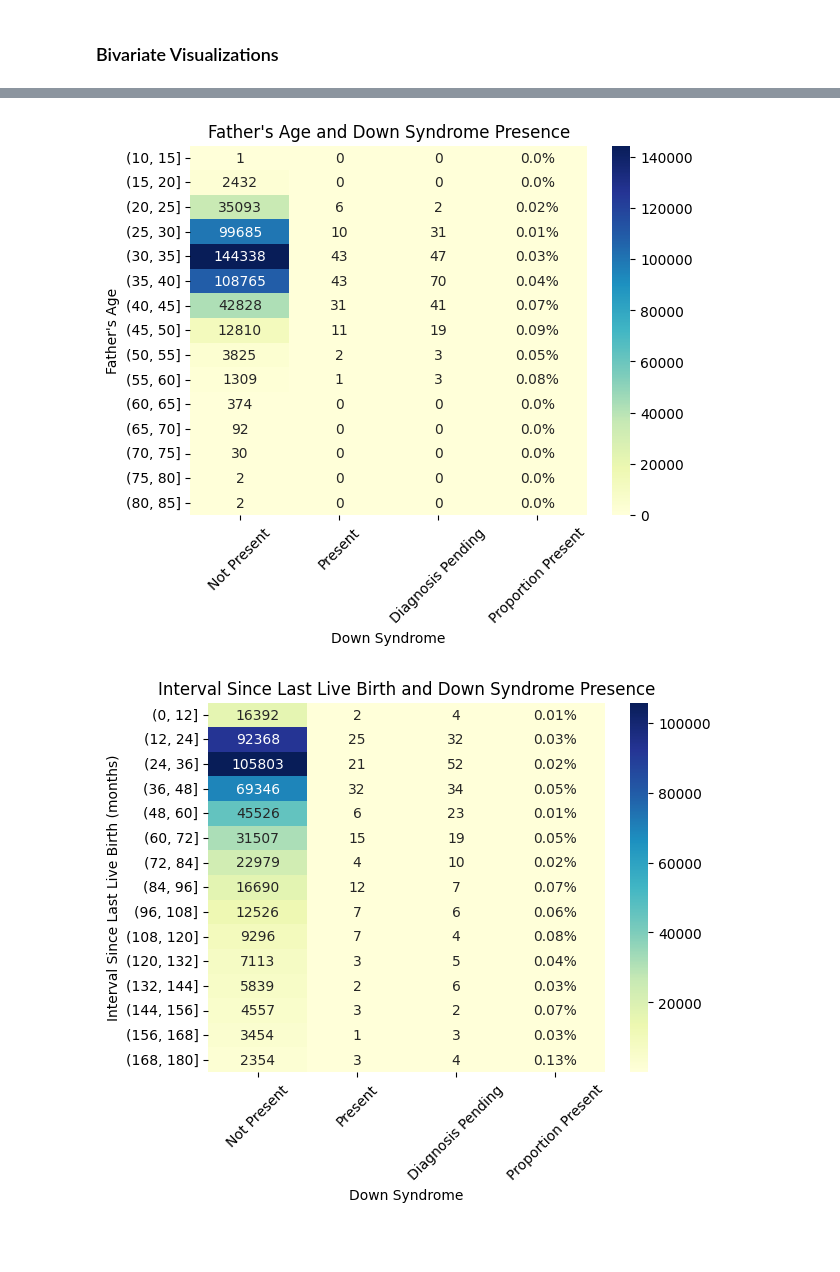
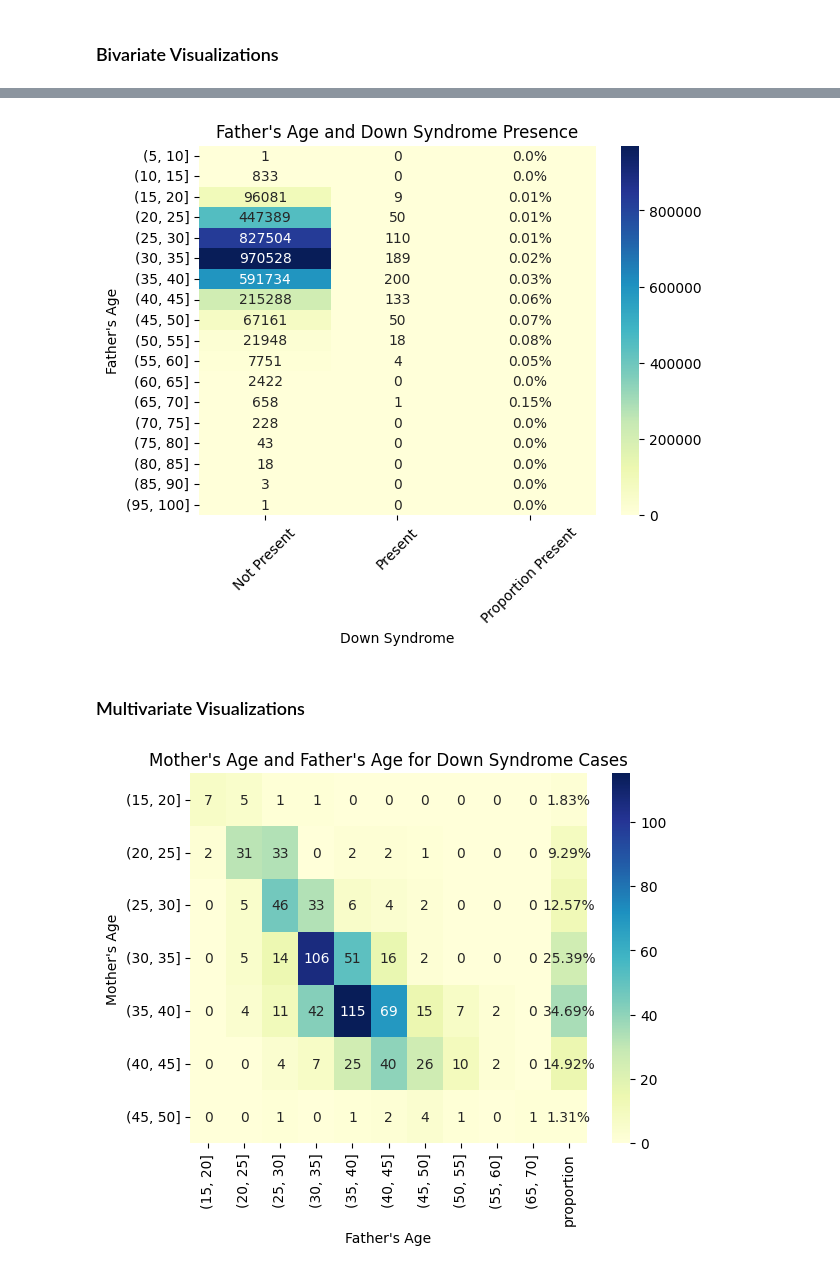
Before and after one commit to shroommu/natality-stats, a Jupyter notebook: dev/notebooks/exploratory/down_syndrome/04_visualizations.ipynb, the cells around one changed output, grey strips where cells are left out. Drawn from its saved outputs; the diff is of its cells as text; code cells hidden in the pictures; blank space fills up the shorter version.

Commit message:
cleaned data viz

```diff
--- a/dev/notebooks/exploratory/down_syndrome/04_visualizations.ipynb
+++ b/dev/notebooks/exploratory/down_syndrome/04_visualizations.ipynb
@@ -14,11 +14,3 @@ import warnings
 warnings.filterwarnings("ignore")
 # %% [markdown]
 ### Load Data
-# %%
-chunks = pkl.load(open("../../../data/interim/down_syndrome/chunks_filtered.pkl", "rb"))
-target_chunks = pkl.load(
-    open("../../../data/interim/down_syndrome/target_chunks.pkl", "rb")
-)
-feature_importances = pkl.load(
-    open("../../../data/processed/down_syndrome/feature_importances_df.pkl", "rb")
-)
@@ -72,2 +17,4 @@ memory usage: 94.0 MB
+# %%
+df = pkl.load(open("../../../data/processed/down_syndrome/cleaned_df.pkl", "rb"))
 # %% [markdown]
 ### Univariate Visualizations
@@ -362,16 +95,12 @@ fathers_age_cross_tab = pd.crosstab(
         df["fathers_combined_age"],
         bins=range(0, 101, 5),
     ),
-    target,
+    df["target"],
 )
 fathers_age_cross_tab["proportion"] = (
     round(
         fathers_age_cross_tab[1].astype(float)
-        / (
-            fathers_age_cross_tab[0]
-            + fathers_age_cross_tab[1]
-            + fathers_age_cross_tab[2]
-        ),
+        / (fathers_age_cross_tab[0] + fathers_age_cross_tab[1]),
         4,
     )
     * 100
@@ -388,57 +117,39 @@ fathers_age_cross_tab_ax = sns.heatmap(
 fathers_age_cross_tab_ax.set_title("Father's Age and Down Syndrome Presence")
 fathers_age_cross_tab_ax.set_xlabel("Down Syndrome")
 fathers_age_cross_tab_ax.set_xticklabels(
-    ["Not Present", "Present", "Diagnosis Pending", "Proportion Present"], rotation=45
+    ["Not Present", "Present", "Proportion Present"], rotation=45
 )
 fathers_age_cross_tab_ax.set_ylabel("Father's Age")
 
 plt.show()
 # %% [output]
-[figure, old version]
+[figure, new version]
+# %% [markdown]
+### Multivariate Visualizations
 # %%
-interval_since_last_live_birth_cross_tab = pd.crosstab(
-    pd.cut(
-        df["interval_since_last_live_birth"],
-        bins=range(0, 181, 12),
-    ),
-    df["target"],
+age_cross_tab = pd.crosstab(
+    pd.cut(df[df["target"] == 1]["mothers_single_year_age"], bins=range(0, 61, 5)),
+    pd.cut(df[df["target"] == 1]["fathers_combined_age"], bins=range(0, 101, 5)),
 )
-interval_since_last_live_birth_cross_tab["proportion"] = (
+age_cross_tab["proportion"] = (
     round(
-        interval_since_last_live_birth_cross_tab[1].astype(float)
-        / (
-            interval_since_last_live_birth_cross_tab[0]
-            + interval_since_last_live_birth_cross_tab[1]
-            + interval_since_last_live_birth_cross_tab[2]
-        ),
+        age_cross_tab.sum(axis=1).astype(float) / age_cross_tab.sum().sum(),
         4,
     )
     * 100
 )
 
-annotation_matrix = interval_since_last_live_birth_cross_tab.copy()
-annotation_matrix[0:2] = annotation_matrix[0:2].astype(int)
-annotation_matrix["proportion"] = round(
-    interval_since_last_live_birth_cross_tab["proportion"], 2
-)
+annotation_matrix = age_cross_tab.copy()
+annotation_matrix["proportion"] = round(age_cross_tab["proportion"], 2)
 annotation_matrix["proportion"] = annotation_matrix["proportion"].astype(str) + "%"
 
-interval_since_last_live_birth_cross_tab_ax = sns.heatmap(
-    interval_since_last_live_birth_cross_tab,
-    cmap="YlGnBu",
-    annot=annotation_matrix.values,
-    fmt="",
+age_cross_tab_ax = sns.heatmap(
+    age_cross_tab, cmap="YlGnBu", annot=annotation_matrix.values, fmt=""
 )
-interval_since_last_live_birth_cross_tab_ax.set_title(
-    "Interval Since Last Live Birth and Down Syndrome Presence"
-)
-interval_since_last_live_birth_cross_tab_ax.set_xlabel("Down Syndrome")
-interval_since_last_live_birth_cross_tab_ax.set_xticklabels(
-    ["Not Present", "Present", "Diagnosis Pending", "Proportion Present"], rotation=45
-)
-interval_since_last_live_birth_cross_tab_ax.set_ylabel(
-    "Interval Since Last Live Birth (months)"
-)
+age_cross_tab_ax.set_title("Mother's Age and Father's Age for Down Syndrome Cases")
+age_cross_tab_ax.set_xlabel("Father's Age")
+age_cross_tab_ax.set_ylabel("Mother's Age")
+
 plt.show()
 # %% [output]
-[figure, old version]
+[figure, new version]
```
Also changed, not shown: parts of 21 cells of this notebook.
